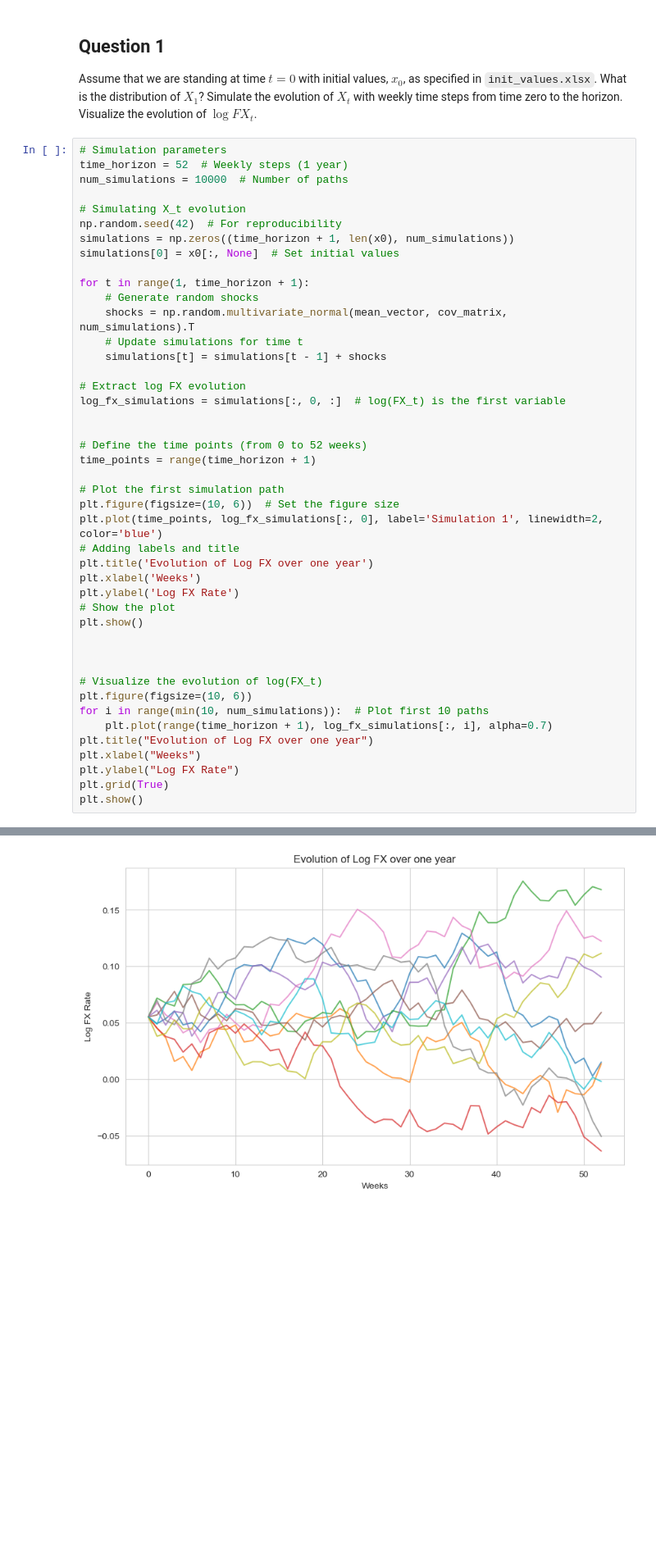
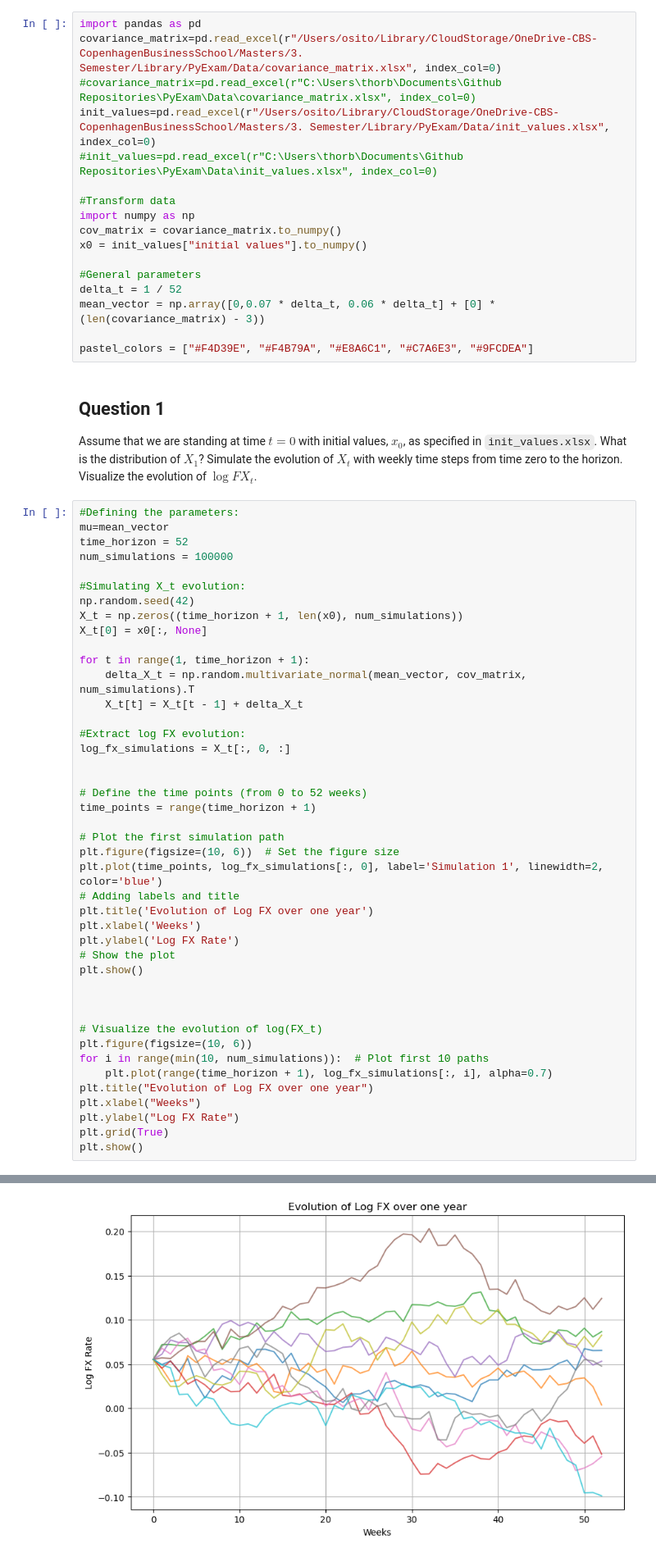
Before and after one commit to tbearlarsen/PyExam, a Jupyter notebook: Exam.ipynb, the cells around one changed output, grey strips where cells are left out. Shown at 82% size. Cells and saved outputs as stored; diff of their text form; blank space fills up the shorter version.

```diff
--- a/Exam.ipynb
+++ b/Exam.ipynb
@@ -50,24 +54,40 @@ import seaborn as sns
+# %%
+import pandas as pd
+covariance_matrix=pd.read_excel(r"/Users/osito/Library/CloudStorage/OneDrive-CBS-CopenhagenBusinessSchool/Masters/3. Semester/Library/PyExam/Data/covariance_matrix.xlsx", index_col=0)
+#covariance_matrix=pd.read_excel(r"C:\Users\thorb\Documents\Github Repositories\PyExam\Data\covariance_matrix.xlsx", index_col=0)
+init_values=pd.read_excel(r"/Users/osito/Library/CloudStorage/OneDrive-CBS-CopenhagenBusinessSchool/Masters/3. Semester/Library/PyExam/Data/init_values.xlsx", index_col=0)
+#init_values=pd.read_excel(r"C:\Users\thorb\Documents\Github Repositories\PyExam\Data\init_values.xlsx", index_col=0)
+
+#Transform data
+import numpy as np
+cov_matrix = covariance_matrix.to_numpy()
+x0 = init_values["initial values"].to_numpy()
+
+#General parameters
+delta_t = 1 / 52
+mean_vector = np.array([0,0.07 * delta_t, 0.06 * delta_t] + [0] * (len(covariance_matrix) - 3))
+
+pastel_colors = ["#F4D39E", "#F4B79A", "#E8A6C1", "#C7A6E3", "#9FCDEA"]
 # %% [markdown]
 ## Question 1
 Assume that we are standing at time $t = 0$ with initial values, $x_0$, as specified in `init_values.xlsx`. What is the distribution of $X_1$? Simulate the evolution of $X_t$ with weekly time steps from time zero to the horizon. Visualize the evolution of $\log F{X_t}$.
 # %%
-# Simulation parameters
-time_horizon = 52  # Weekly steps (1 year)
-num_simulations = 10000  # Number of paths
+#Defining the parameters:
+mu=mean_vector
+time_horizon = 52
+num_simulations = 100000
 
-# Simulating X_t evolution
-np.random.seed(42)  # For reproducibility
-simulations = np.zeros((time_horizon + 1, len(x0), num_simulations))
-simulations[0] = x0[:, None]  # Set initial values
+#Simulating X_t evolution:
+np.random.seed(42)
+X_t = np.zeros((time_horizon + 1, len(x0), num_simulations))
+X_t[0] = x0[:, None]
 
 for t in range(1, time_horizon + 1):
-    # Generate random shocks
-    shocks = np.random.multivariate_normal(mean_vector, cov_matrix, num_simulations).T
-    # Update simulations for time t
-    simulations[t] = simulations[t - 1] + shocks
+    delta_X_t = np.random.multivariate_normal(mean_vector, cov_matrix, num_simulations).T
+    X_t[t] = X_t[t - 1] + delta_X_t
 
-# Extract log FX evolution
-log_fx_simulations = simulations[:, 0, :]  # log(FX_t) is the first variable
+#Extract log FX evolution:
+log_fx_simulations = X_t[:, 0, :]
 
 
 # Define the time points (from 0 to 52 weeks)
@@ -99,4 +119,4 @@ plt.show()
-[figure, old version]
+[figure, new version]
 # %% [markdown]
 ## Question 2
 Obtain the distribution of $V_{1}^{US,local}$. Again, simulate the evolution of $V_{1}^{US,local}$. Compare the simulated data with the true analytical distribution.
```
Also changed, not shown: parts of 16 cells of this notebook.
